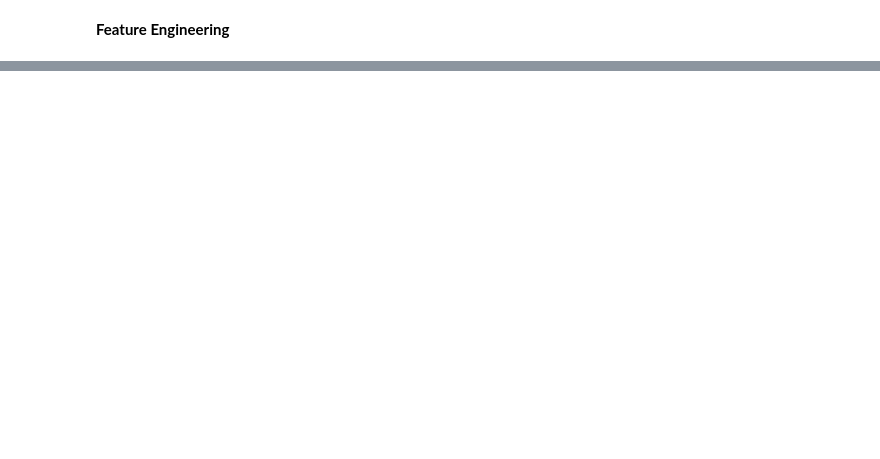
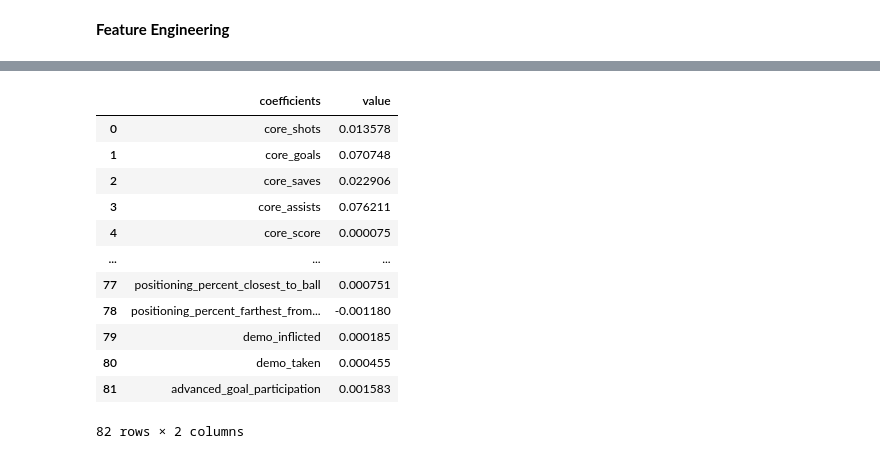
Before and after one commit to Derek-Kirk/Rocket_League, a Jupyter notebook: RL_Modeling.ipynb, the cells around one changed output, grey strips where cells are left out. Saved outputs shown, nothing was run; the diff lists cells and outputs as text; code cells hidden in the pictures; blank space fills up the shorter version.

```diff
--- a/RL_Modeling.ipynb
+++ b/RL_Modeling.ipynb
@@ -82,0 +91,2 @@ Need to scale core_score and advanced_rating.
+# %%
+full_train = mp1.iloc[:,5:]
@@ -82,0 +95,6 @@ Need to scale core_score and advanced_rating.
+# %%
+Y = full_train['advanced_rating']
+
+X = full_train.iloc[:,:-3]
+
+X_train, X_test, Y_train, Y_test = train_test_split(X, Y, random_state=404)
@@ -82,0 +107,21 @@ Need to scale core_score and advanced_rating.
+# %%
+feature_names = l_model.feature_names_in_
+coefs = pd.DataFrame({
+    'coefficients': list(feature_names),
+    'value': list(l_model.coef_)
+})
+coefs
+# %% [output]
+|  | coefficients | value |
+| 0 | core_shots | 0.013578 |
+| 1 | core_goals | 0.070748 |
+| 2 | core_saves | 0.022906 |
+| 3 | core_assists | 0.076211 |
+| 4 | core_score | 0.000075 |
+| ... | ... | ... |
+| 77 | positioning_percent_closest_to_ball | 0.000751 |
+| 78 | positioning_percent_farthest_from... | -0.001180 |
+| 79 | demo_inflicted | 0.000185 |
+| 80 | demo_taken | 0.000455 |
+| 81 | advanced_goal_participation | 0.001583 |
+82 rows × 2 columns
```
Also changed, not shown: parts of 21 cells of this notebook, 1 other file.
